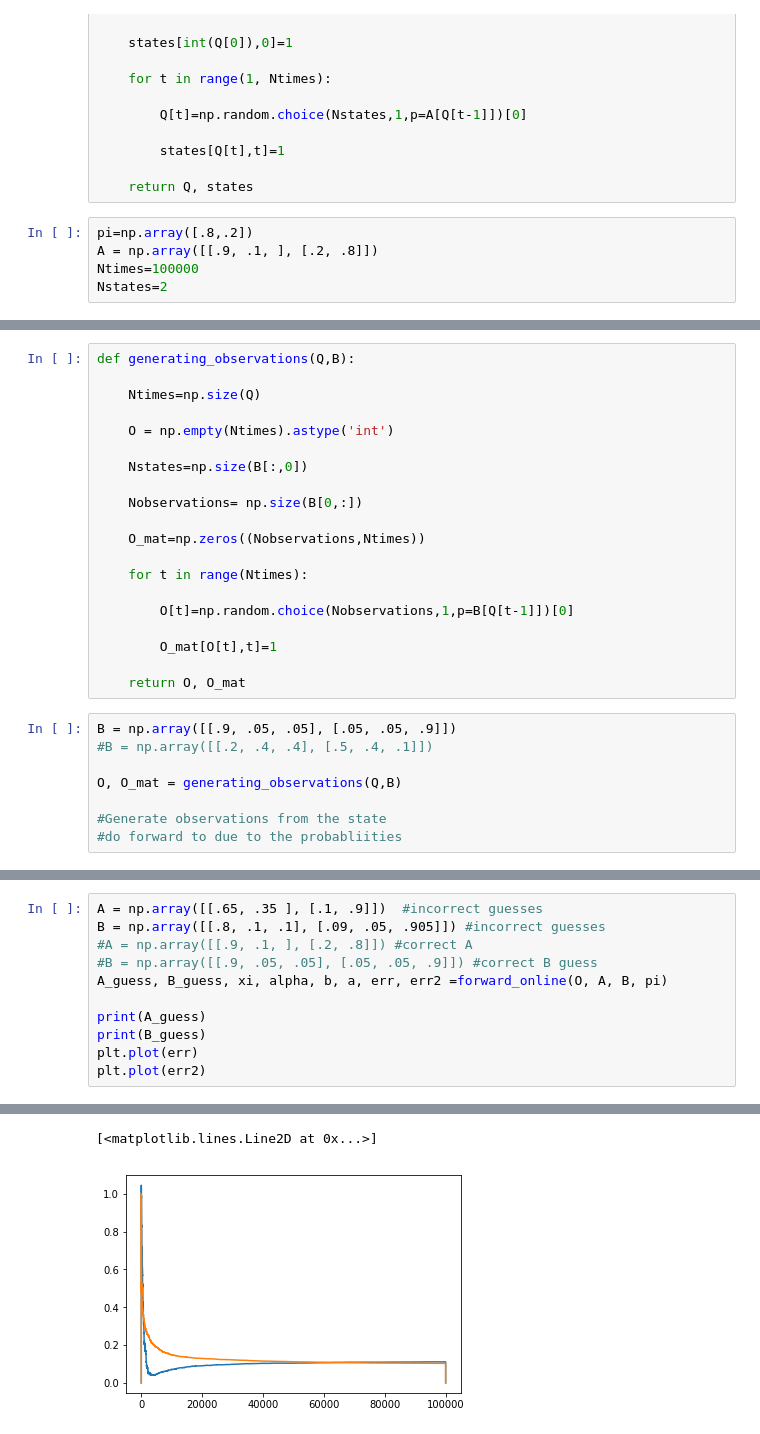
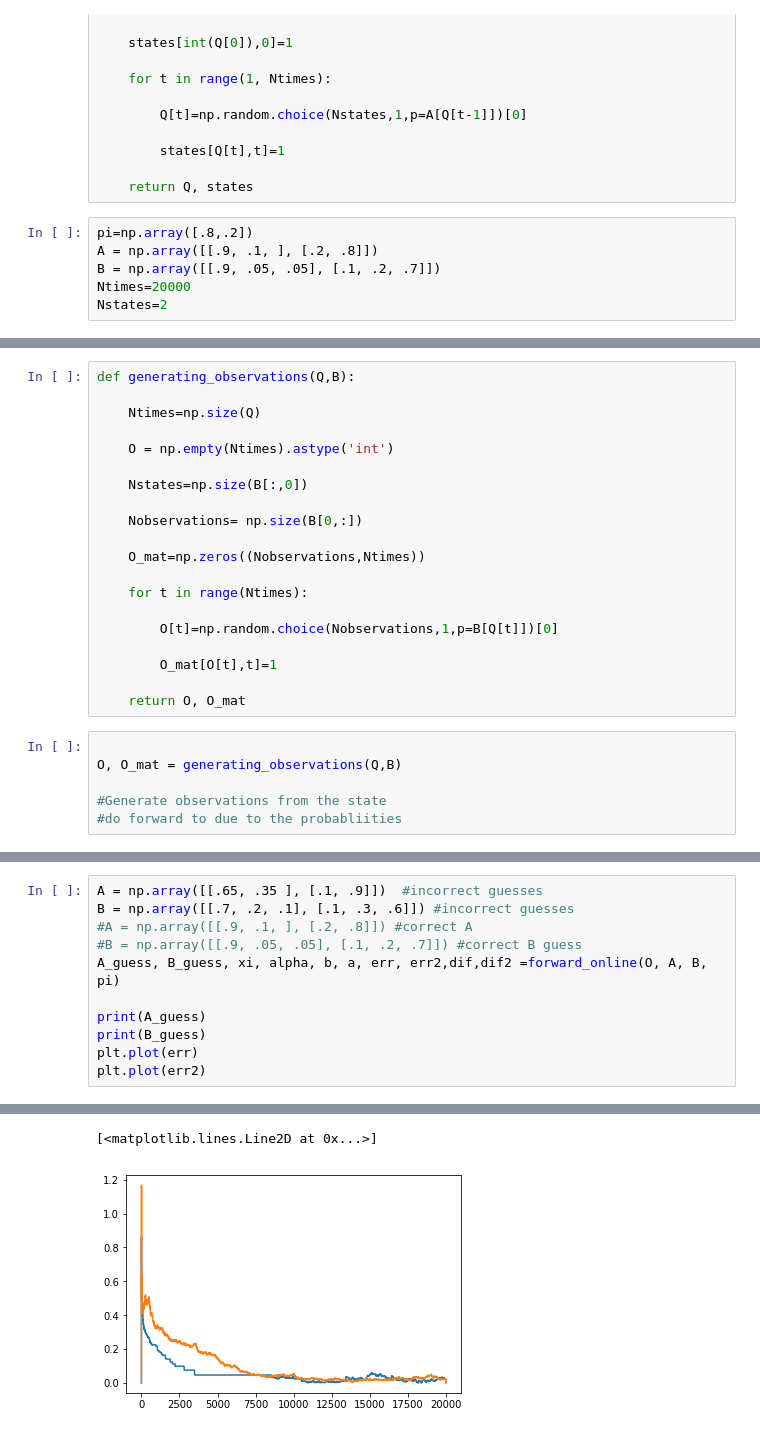
Before and after one commit to Trevorules/Year-0, a Jupyter notebook: Forward Online.ipynb, the cells around one changed output, grey strips where cells are left out. Drawn from its saved outputs; the diff is of its cells as text.

Commit message:
Add files via upload
current state of forward online.

```diff
--- a/Forward Online.ipynb
+++ b/Forward Online.ipynb
@@ -27,7 +27,8 @@ def generating_states(pi,A,Ntimes):
 # %%
 pi=np.array([.8,.2])
 A = np.array([[.9, .1, ], [.2, .8]])
-Ntimes=100000
+B = np.array([[.9, .05, .05], [.1, .2, .7]])
+Ntimes=20000
 Nstates=2
 # %%
 Q, states=generating_states(pi,A,Ntimes)
@@ -46,14 +49,12 @@ def generating_observations(Q,B):
 
     for t in range(Ntimes):
 
-        O[t]=np.random.choice(Nobservations,1,p=B[Q[t-1]])[0]
+        O[t]=np.random.choice(Nobservations,1,p=B[Q[t]])[0]
 
         O_mat[O[t],t]=1
 
     return O, O_mat
 # %%
-B = np.array([[.9, .05, .05], [.05, .05, .9]])
-#B = np.array([[.2, .4, .4], [.5, .4, .1]])
 
 O, O_mat = generating_observations(Q,B)
 
@@ -146,9 +172,9 @@ def forward_online(O, A_guess, B_guess, pi):
 # %%
 A = np.array([[.65, .35 ], [.1, .9]])  #incorrect guesses
-B = np.array([[.8, .1, .1], [.09, .05, .905]]) #incorrect guesses
+B = np.array([[.7, .2, .1], [.1, .3, .6]]) #incorrect guesses
 #A = np.array([[.9, .1, ], [.2, .8]]) #correct A
-#B = np.array([[.9, .05, .05], [.05, .05, .9]]) #correct B guess
-A_guess, B_guess, xi, alpha, b, a, err, err2 =forward_online(O, A, B, pi)
+#B = np.array([[.9, .05, .05], [.1, .2, .7]]) #correct B guess
+A_guess, B_guess, xi, alpha, b, a, err, err2,dif,dif2 =forward_online(O, A, B, pi)
 
 print(A_guess)
 print(B_guess)
@@ -162,5 +188,5 @@ plt.plot(err2)
 [<matplotlib.lines.Line2D at 0x...>]
-[figure, old version]
+[figure, new version]
 # %%
 true_count=np.zeros((2,3))
 for s in range(2):
```
Also changed, not shown: parts of 14 cells of this notebook.
